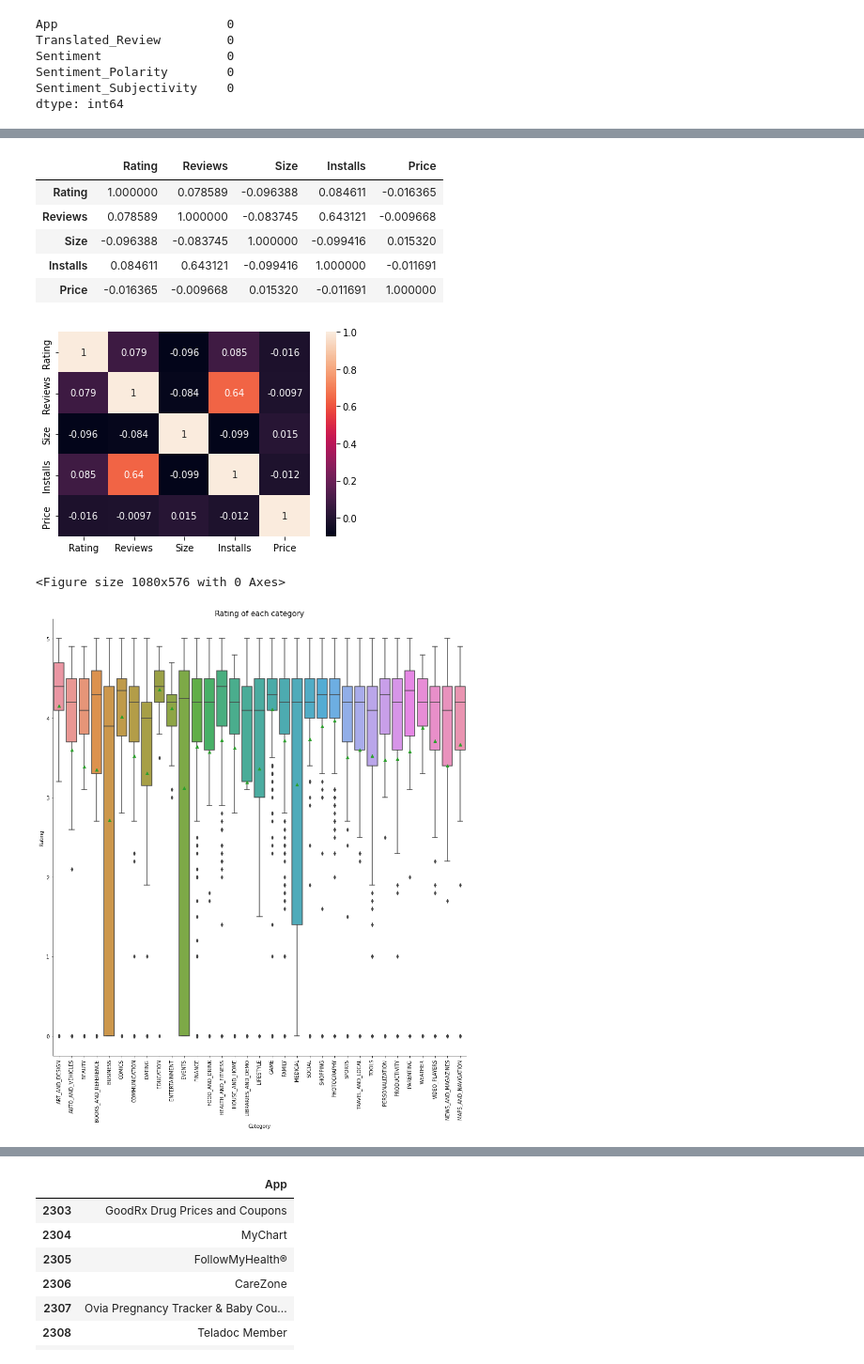
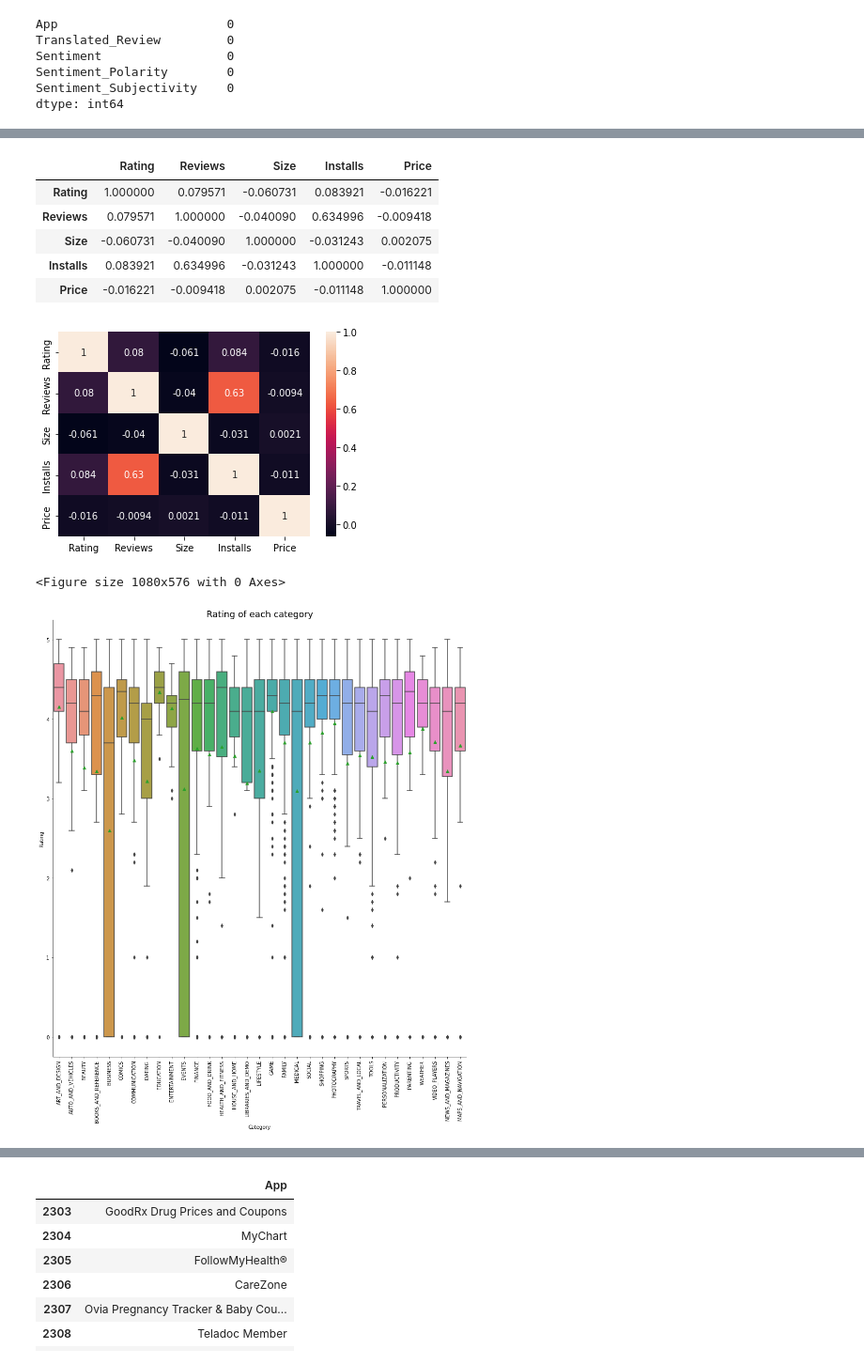
Before and after one commit to saumyadash9/Play-Store-App-Review-Analysis-Capstone-Project, a Jupyter notebook: Saumya_Dash_Play_Store_App_Review_Analysis_Capstone_Project.ipynb, the cells around one changed output, grey strips where cells are left out. Shown: that part at 94% size. Drawn from its saved outputs; the diff is of its cells as text; code cells hidden in the pictures.

```diff
--- a/Saumya_Dash_Play_Store_App_Review_Analysis_Capstone_Project.ipynb
+++ b/Saumya_Dash_Play_Store_App_Review_Analysis_Capstone_Project.ipynb
@@ -187,0 +203,2 @@ Data Wrangling
+# %%
+df = df.drop_duplicates() #dropping the duplicates from primary dataframe
@@ -660,26 +681,26 @@ corr = df.corr()
 corr.style.background_gradient(cmap='YlOrRd')
 # %% [output]
 |  | Rating | Reviews | Size | Installs | Price |
-| Rating | 1.000000 | 0.078589 | -0.096388 | 0.084611 | -0.016365 |
-| Reviews | 0.078589 | 1.000000 | -0.083745 | 0.643121 | -0.009668 |
-| Size | -0.096388 | -0.083745 | 1.000000 | -0.099416 | 0.015320 |
-| Installs | 0.084611 | 0.643121 | -0.099416 | 1.000000 | -0.011691 |
-| Price | -0.016365 | -0.009668 | 0.015320 | -0.011691 | 1.000000 |
+| Rating | 1.000000 | 0.079571 | -0.060731 | 0.083921 | -0.016221 |
+| Reviews | 0.079571 | 1.000000 | -0.040090 | 0.634996 | -0.009418 |
+| Size | -0.060731 | -0.040090 | 1.000000 | -0.031243 | 0.002075 |
+| Installs | 0.083921 | 0.634996 | -0.031243 | 1.000000 | -0.011148 |
+| Price | -0.016221 | -0.009418 | 0.002075 | -0.011148 | 1.000000 |
 # %%
 sns.heatmap(df.corr(), annot=True)
 plt.figure(figsize=(15, 8))
 plt.show()
 # %% [output]
-[figure, old version]
+[figure, new version]
 <Figure size 1080x576 with 0 Axes>
 # %%
 sns.catplot(x='Category',y='Rating',data=df,kind='box',height=13,showmeans = True)
 sns.color_palette("viridis", as_cmap=True)
-plt.title("Rating of each category", size=15)
+plt.title("Rating of each category", size=18)
 plt.xticks(rotation=90)
 plt.show()
 # %% [output]
-[figure, old version]
+[figure, new version]
 # %%
 # using groupby operation to get the sentiment of users per app
 relevent_df1 = df1.groupby(['App','Sentiment'])['Translated_Review'].count().unstack()
```
Also changed, not shown: parts of 58 cells of this notebook.
